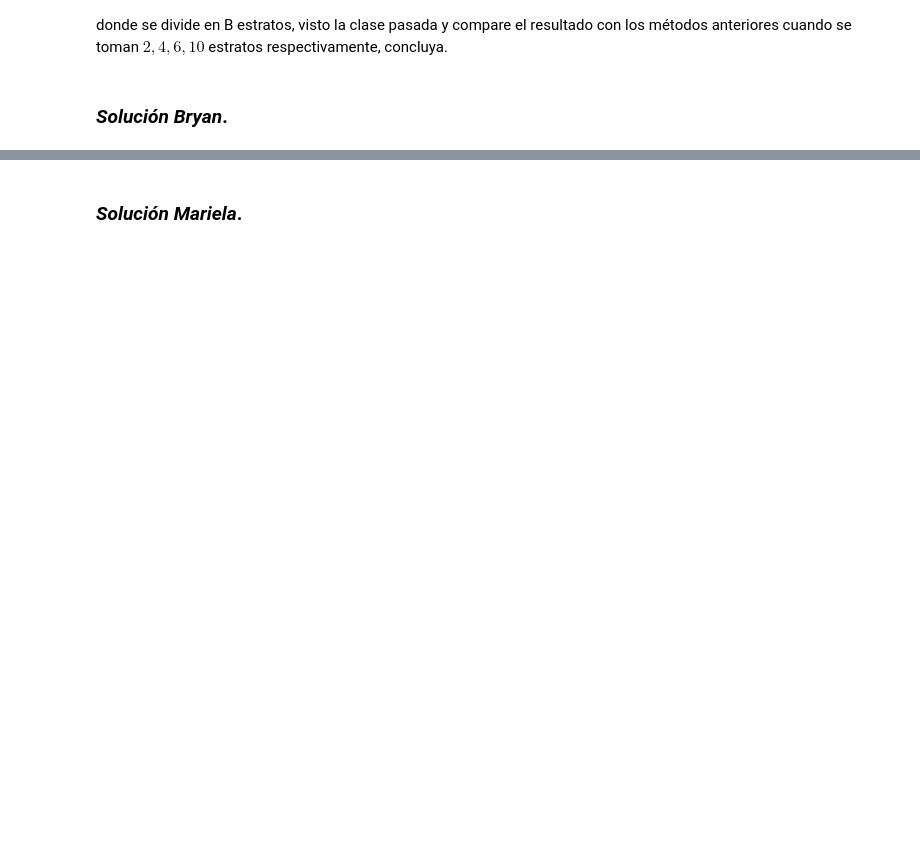
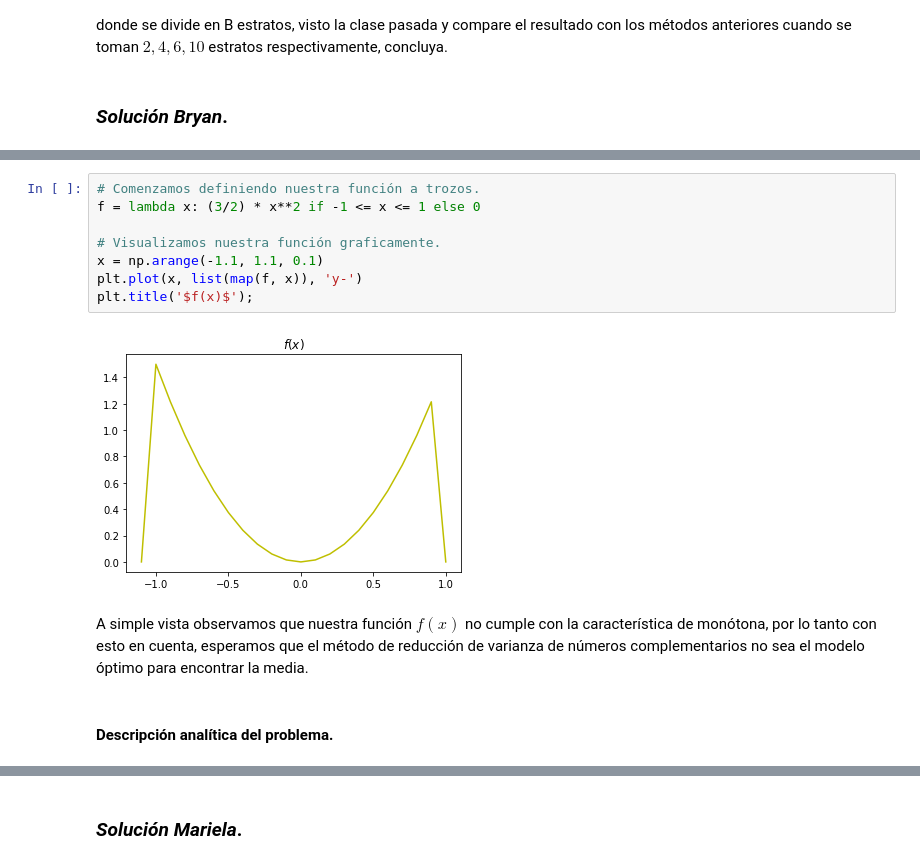
Before and after one commit to Bryan722176/ProyectoConjunto_LMariela_BAJuarez, a Jupyter notebook: Tarea8_MB.ipynb, the cells around one changed output, grey strips where cells are left out. Cells and saved outputs as stored; diff of their text form; blank space fills up the shorter version.

```diff
--- a/Tarea8_MB.ipynb
+++ b/Tarea8_MB.ipynb
@@ -31,0 +39,14 @@ Además use el método de estratificación donde se divide en B estratos, visto
+# %%
+# Comenzamos definiendo nuestra función a trozos.
+f = lambda x: (3/2) * x**2 if -1 <= x <= 1 else 0
+
+# Visualizamos nuestra función graficamente.
+x = np.arange(-1.1, 1.1, 0.1)
+plt.plot(x, list(map(f, x)), 'y-')
+plt.title('$f(x)$');
+# %% [output]
+[figure, added]
+# %% [markdown]
+A simple vista observamos que nuestra función $f(x)$ no cumple con la característica de monótona, por lo tanto con esto en cuenta, esperamos que el método de reducción de varianza de números complementarios no sea el modelo óptimo para encontrar la media.
+# %% [markdown]
+#### Descripción analítica del problema.
```
Also changed, not shown: parts of 9 cells of this notebook.
